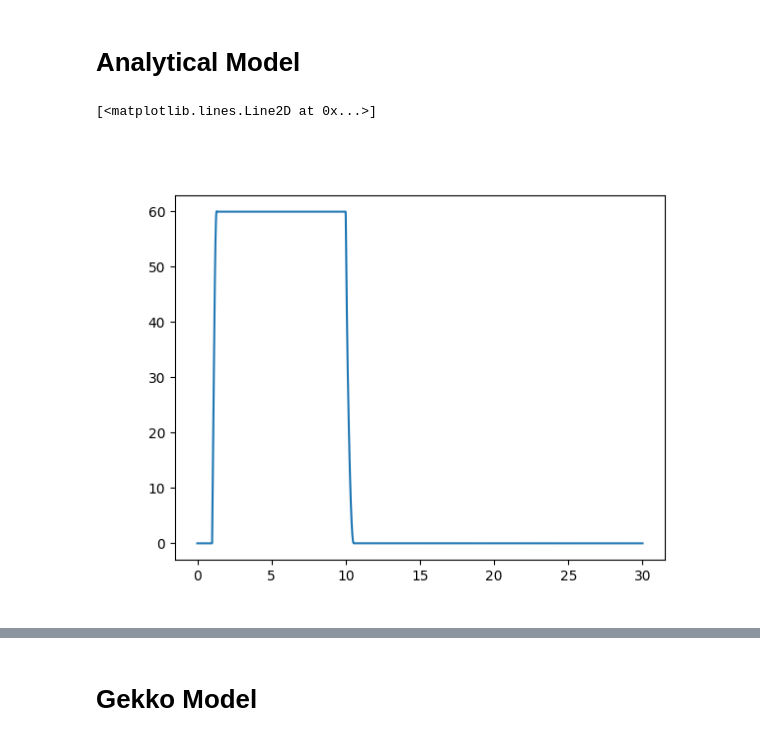
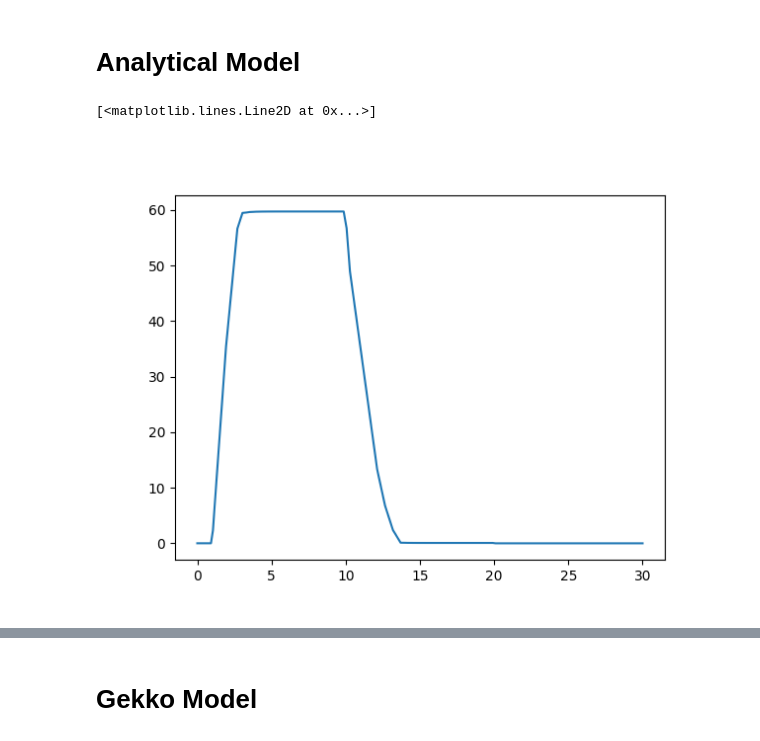
Before and after one commit to cjohns94/dynamic_optmization, a Jupyter notebook: final_project/pressure_dynamics.ipynb, the cells around one changed output, grey strips where cells are left out. Cells and saved outputs as stored; diff of their text form; code cells hidden in the pictures.

```diff
--- a/final_project/pressure_dynamics.ipynb
+++ b/final_project/pressure_dynamics.ipynb
@@ -80,35 +80,35 @@ def calc_plant_derivs(t, p, calc_area):
     pdot = k*R*T*mdot/V - 0 # zero for ignoring volume
 
     return pdot
 
 def forward_sim_dt(x, u, dt, deriv_func):
     F1 = deriv_func(x, u)
     F2 = deriv_func(x + dt/2 * F1, u)
     F3 = deriv_func(x + dt/2 * F2, u)
     F4 = deriv_func(x + dt * F3, u)
     x += dt / 6 * (F1 + 2 * F2 + 2 * F3 + F4)
 
     return x
 
 def calc_area(t):
     if t < 1:
         return 0
     elif t< 10:
         return 2.5e-5
     elif t< 20:
         return -2.5e-5
     else:
         return 0
 
 
 %matplotlib widget
 tspan = (0,30)
 y0 = np.array([pascals(absPressure(0))])
-sol  = solve_ivp(calc_plant_derivs, tspan, y0, max_step=.01, args=(calc_area,))
+sol  = solve_ivp(calc_plant_derivs, tspan, y0, max_step=5, args=(calc_area,))
 plt.plot(sol.t, gaugePressure(psi(sol.y.flatten())))
 # %% [output]
 [<matplotlib.lines.Line2D at 0x...>]
-[figure, old version]
+[figure, new version]
 # %%
 import matplotlib.pyplot as plt
 def simulate(C_fill, C_vent):
```
Also changed, not shown: parts of 1 cell of this notebook, 2 other files.
